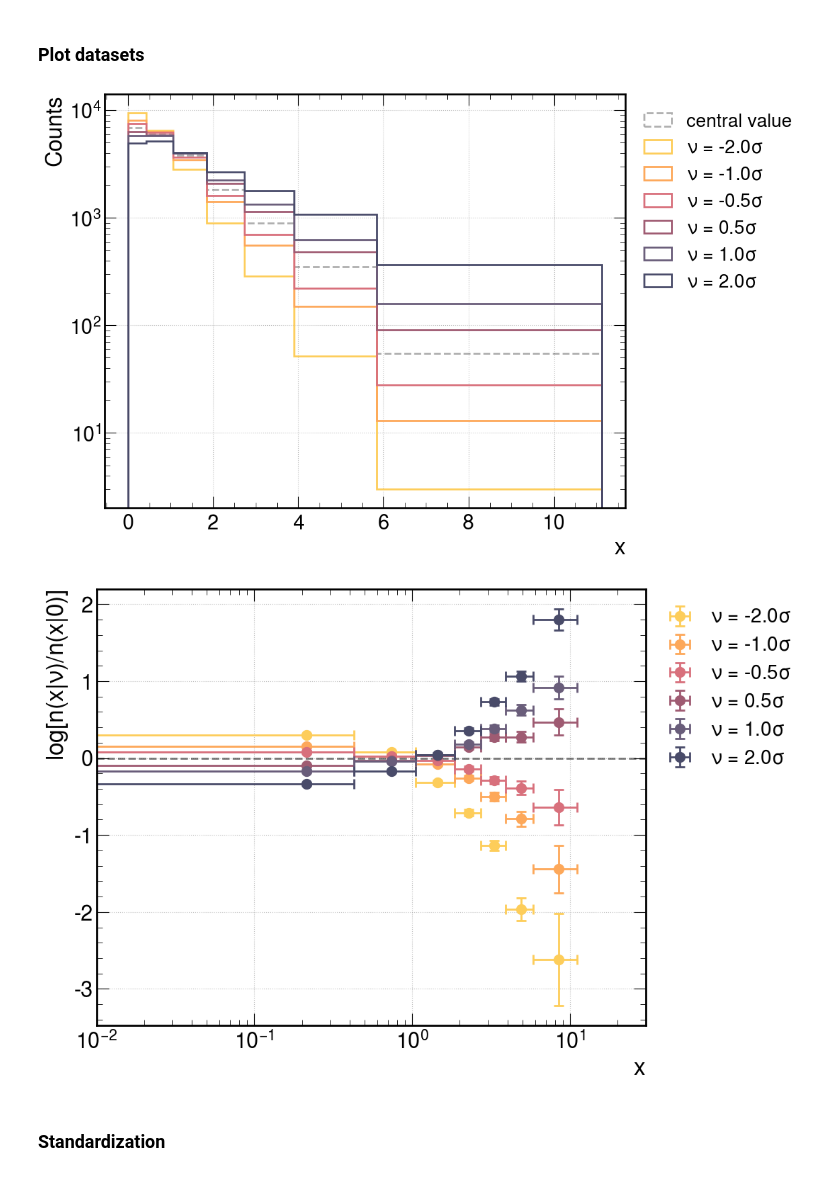
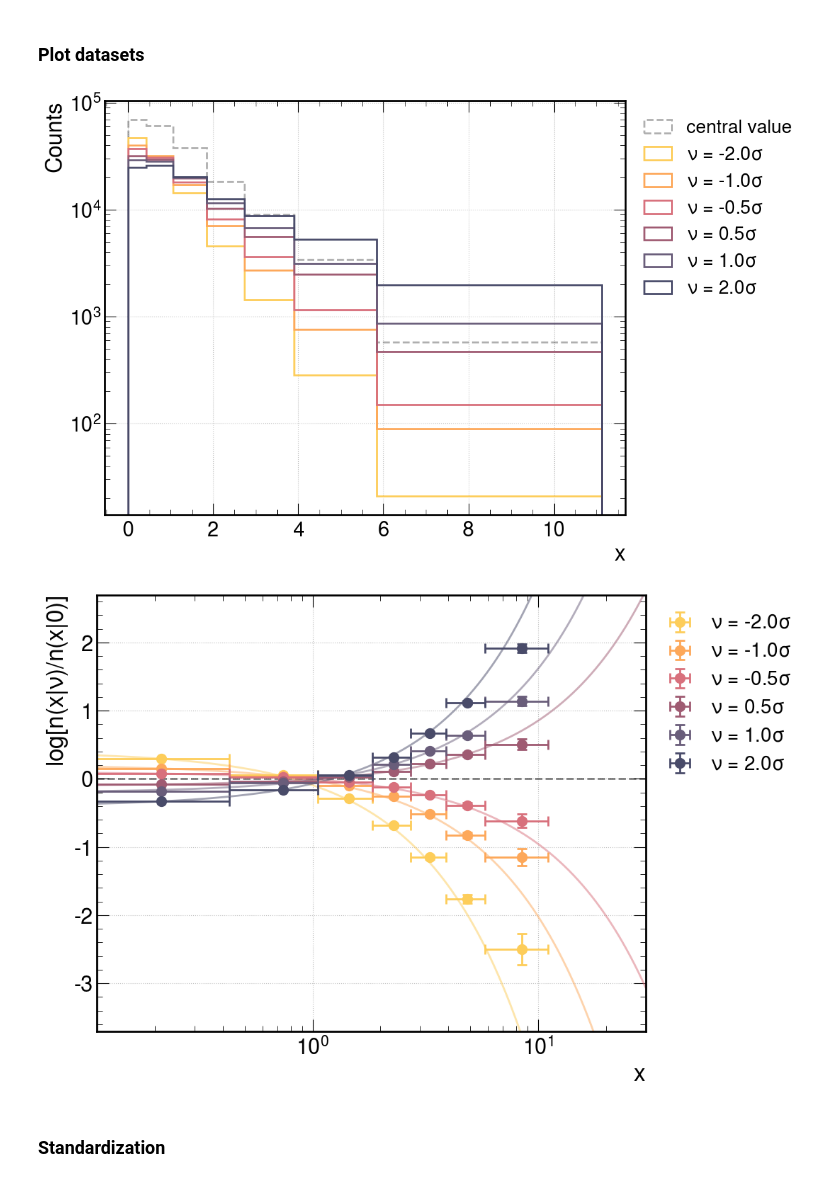
Before and after one commit to PietroCappelli/NPLM.torch, a Jupyter notebook: notebooks/systematics.ipynb, the cells around one changed output. Drawn from its saved outputs; the diff is of its cells as text; code cells hidden in the pictures.

```diff
--- a/notebooks/systematics.ipynb
+++ b/notebooks/systematics.ipynb
@@ -74,7 +74,7 @@ PALETTE_3 = [
 ]
 
 # Luminosity
-NR0 = 20_000
+NR0 = 100_000
 
 PLOT_PATH = "./plots/"
 if not os.path.exists(PLOT_PATH):
@@ -104,6 +104,9 @@ BATCH_FRACTION = 1 # 0.3
 GATHER_AFTER   = 1 # int(1. / BATCH_FRACTION)
 # learning rate
 LEARNING_RATE  = 0.01
+# %%
+def analytic_scale_ratio(x, nu, scale):
+    return np.exp(x*(1-np.exp(-nu*scale)) - nu*scale)
 # %% [markdown]
 ## DATASETS
 # %%
@@ -190,37 +193,38 @@ plot_nuisance_variations(
     yscale          = "log",
     lw              = 2,
     xlims           = None,
     ylims           = None,
 )
 
 plot_nuisance_ratio(
     feature     = feature,
     targets     = targets,
     weights     = weights,
     nuisance    = nuisance,
     nu_list     = nu_list,
     nu_list_std = nu_list_std,
     bins        = bins,
     figsize     = FIGSIZE,
     fontsize    = FONTSIZE,
     palette     = PALETTE_2[::-1],
     grid        = True,
     zero_line   = True,
     marker      = "o",
     markersize  = 10,
     elinewidth  = 2,
     capsize     = 5,
     capthick    = 2,
     xlabel      = "x",
     ylabel      = r'$\log[n(x|\nu) / n(x|0)]$',
     xscale      = "log",
     yscale      = "linear",
-    xlims       = (1e-2, 0.3e2),
-    ylims       = None,
+    xlims       = (1.1e-1, 0.3e2),
+    ylims       = (-3.7, 2.7),
+    analytic    = analytic_scale_ratio,
 )
 # %% [output]
-[figure, old version]
+[figure, new version]
-[figure, old version]
+[figure, new version]
 # %% [markdown]
 ### Standardization
 # %%
```
Also changed, not shown: parts of 5 cells of this notebook.
